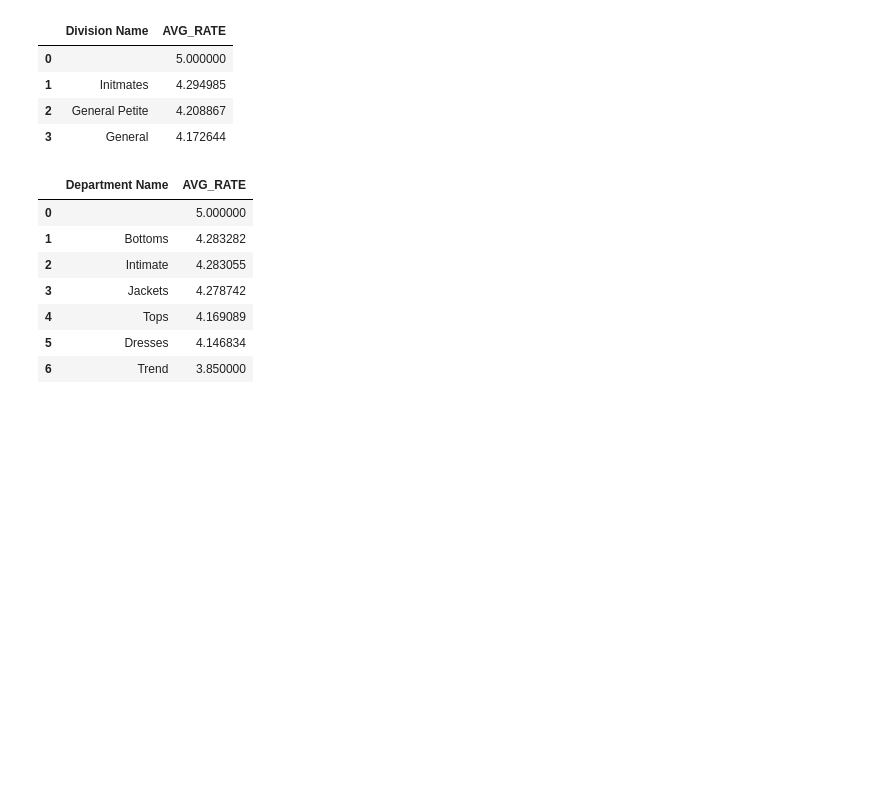
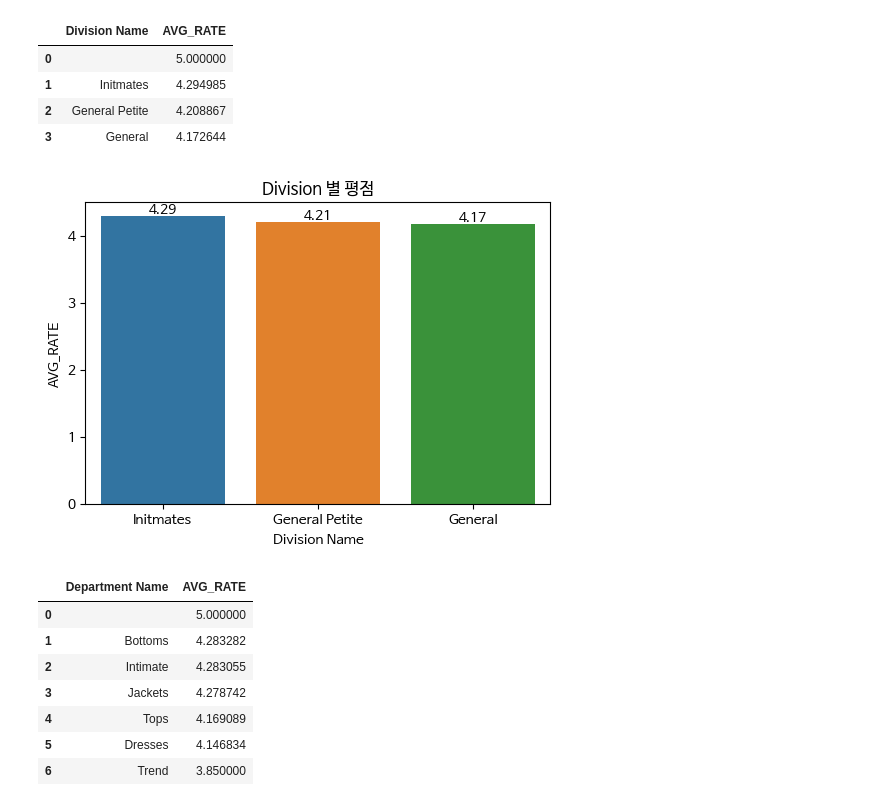
Before and after one commit to DataHyeon/DA_SQL2, a Jupyter notebook: Da_SQL_2.ipynb, the cells around one changed output. Drawn from its saved outputs; the diff is of its cells as text; code cells hidden in the pictures; blank space fills up the shorter version.

```diff
--- a/Da_SQL_2.ipynb
+++ b/Da_SQL_2.ipynb
@@ -44,5 +48,5 @@ fm.findSystemFonts()
 # %%
-plt.rc('font', family='NanuBarunGothic', size=10)
+plt.rc('font', family='NanumBarunGothic', size=10)
 plt.rcParams['figure.dpi'] = 100
 # %%
 conn = sqlite3.connect('/content/drive/MyDrive/Colab Notebooks/mydata.db')
@@ -83,6 +87,19 @@ div_rate
 | 1 | Initmates | 4.294985 |
 | 2 | General Petite | 4.208867 |
 | 3 | General | 4.172644 |
+# %%
+sns.barplot(data = div_rate[div_rate['Division Name']!=''], x='Division Name', y='AVG_RATE')
+plt.title('Division 별 평점')
+
+for idx, val in div_rate[div_rate['Division Name']!='']['AVG_RATE'].items():
+  idx = idx-1
+  val = np.round(val,2)
+  plt.annotate(val, (idx,val), xytext=(0,2), textcoords='offset points',
+               ha='center', fontsize=10, color='black')
+plt.savefig('div_rate.png')
+plt.show()
+# %% [output]
+[figure, added]
 # %%
 # DEPARTMENT별 평점
 
```
Also changed, not shown: parts of 30 cells of this notebook, 9 other files.
